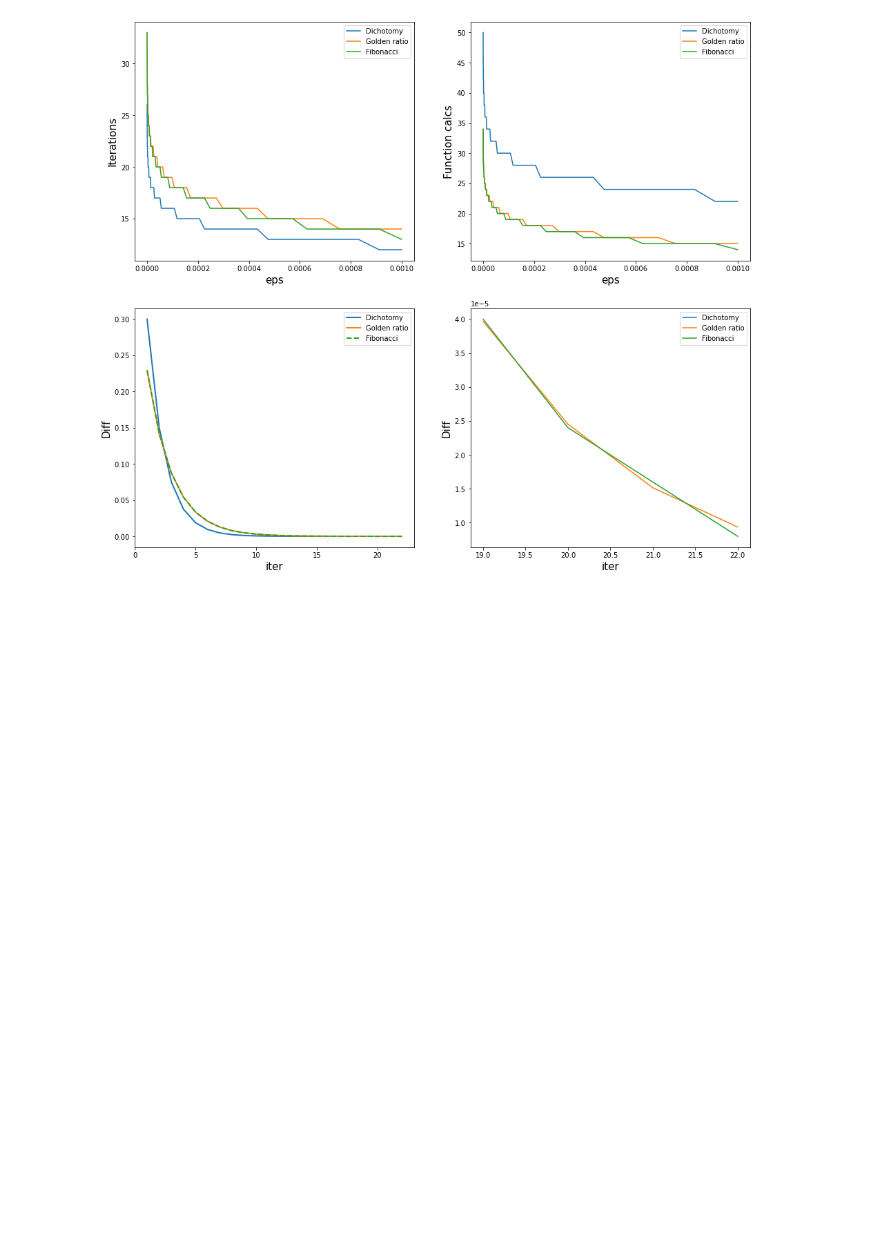
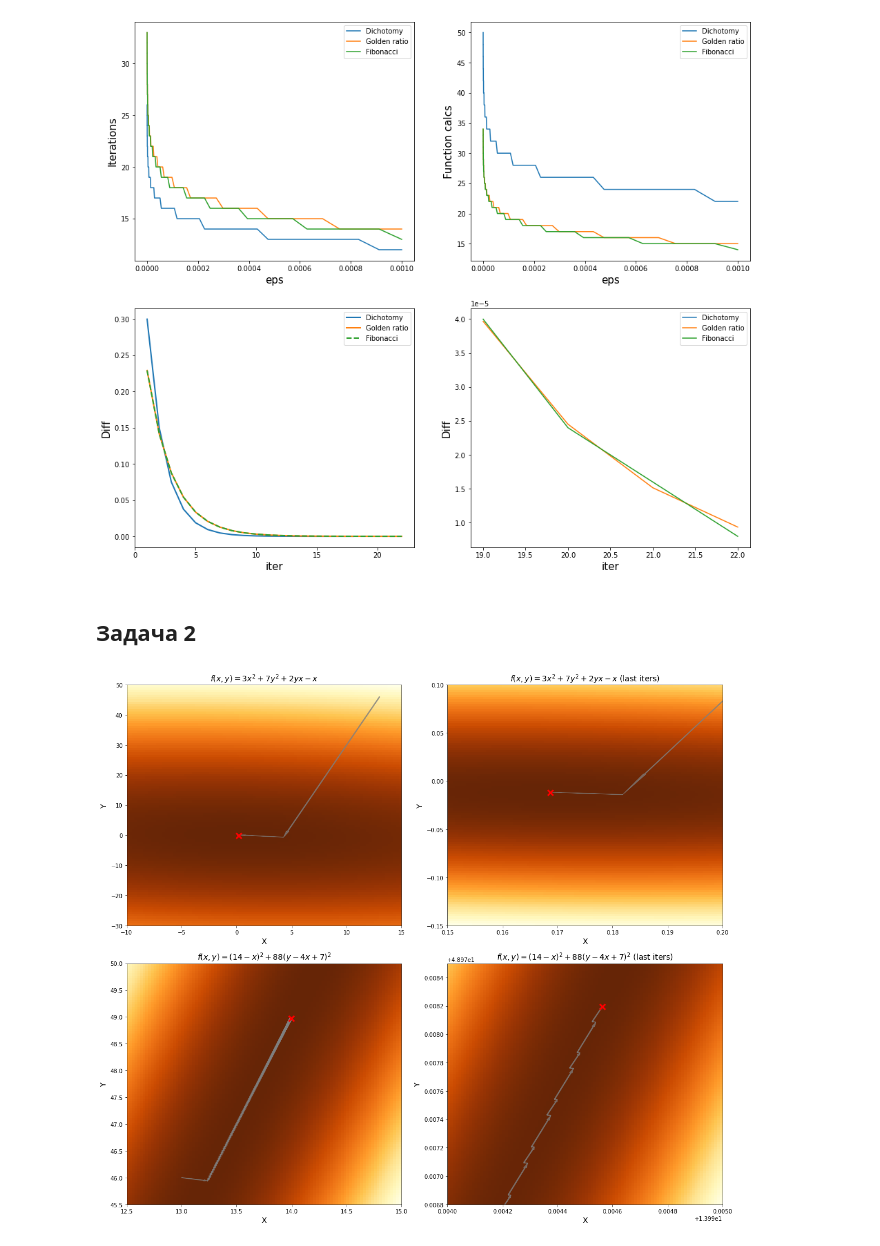
Before and after one commit to Mervap/OptimizationMethods, a Jupyter notebook: lab1/report.ipynb, the cells around one changed output. Drawn from its saved outputs; the diff is of its cells as text; code cells hidden in the pictures; blank space fills up the shorter version.

```diff
--- a/lab1/report.ipynb
+++ b/lab1/report.ipynb
@@ -83,3 +87,68 @@ axd_sc.legend()
 plt.show()
 # %% [output]
 [figure]
+# %% [markdown]
+## Задача 2
+# %%
+def plot_graph(ind, fig, opt, title, x_min, x_max, y_min, y_max):
+    f = opt.f
+    ax = fig.add_subplot(2, 2, ind)
+    n_cnt = 100
+    ax.set_xlim([x_min, x_max])
+    ax.set_ylim([y_min, y_max])
+    ax.set_xlabel('X', fontsize=14)
+    ax.set_ylabel('Y', fontsize=14)
+    ax.set_title(title, fontsize=14)
+    log = opt.log_frame()
+    colors = []
+    for y in np.linspace(y_min, y_max, n_cnt):
+        colors_l = []
+        for x in np.linspace(x_min, x_max, n_cnt):
+            colors_l.append(-f(x, y))
+        colors.append(colors_l)
+
+    x_step = (x_max - x_min) / n_cnt
+    y_step = (y_max - y_min) / n_cnt
+    xs, ys = np.meshgrid(np.arange(x_min, x_max + x_step / 2, x_step), np.arange(y_min, y_max + y_step / 2, y_step))
+
+    ax.pcolormesh(xs, ys, colors, cmap='YlOrBr')
+
+    ax.plot(mn[0], mn[1], 'x', color='red', ms=10, mew=3)
+
+    last = None
+    for ind, e in log.iterrows():
+        if last is not None:
+            dx = e['x'] - last[0]
+            dy = e['y'] - last[1]
+            ar_len = math.sqrt(dx ** 2 + dy ** 2)
+            head_len = min(2, ar_len / 7)
+            width = (x_max - x_min) / 300
+            ax.arrow(last[0], last[1], e['x'] - last[0], e['y'] - last[1], width=width, alpha=0.7, color='gray', head_length=head_len, length_includes_head=True)
+        last = (e['x'], e['y'])
+
+task2_fun = [
+    (lambda x, y: 3 * x ** 2 + 7 * y ** 2 + y * x - x, lambda x, y: np.array([6 * x + y - 1, x + 14 * y])),
+    (lambda x, y: (14 - x) ** 2 + 88 * (y - 4 * x + 7) ** 2, lambda x, y: np.array([2 * (1409 * x - 352 * y - 2478), 176 * (7 - 4 * x + y)])),
+]
+
+f1_str = '$f(x, y) = 3x^2+7y^2+2yx-x$'
+f2_str = '$f(x, y) = (14-x)^2+88(y - 4x + 7)^2$'
+
+params = [
+    [(f1_str, -10, 15, -30, 50), (f1_str + ' (last iters)', 0.15, 0.2, -0.15, 0.1)],
+    [(f2_str, 12.5, 15, 45.5, 50), (f2_str + ' (last iters)', 13.994, 13.995, 48.9768, 48.9785)],
+]
+
+fig = plt.figure(figsize=(16, 14))
+i = 0
+for j in range(len(task2_fun)):
+    test = task2_fun[j]
+    f = Watcher(test[0], test[1])
+    opt = GradientDescent(f, 1e-5, GoldenRatio)
+    mn = opt.opt([13, 46])
+    for (title, x_min, x_max, y_min, y_max) in params[j]:
+        i = i + 1
+        plot_graph(i, fig, opt, title, x_min, x_max, y_min, y_max)
+fig.tight_layout()
+# %% [output]
+[figure, added]
```
Also changed, not shown: parts of 2 cells of this notebook, 10 other files.
